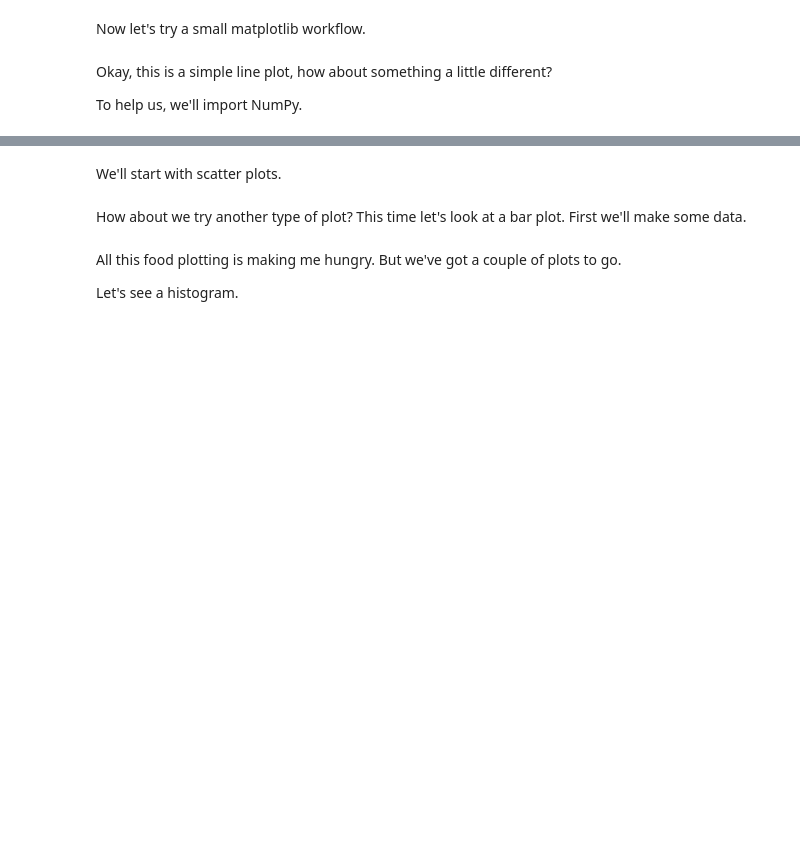
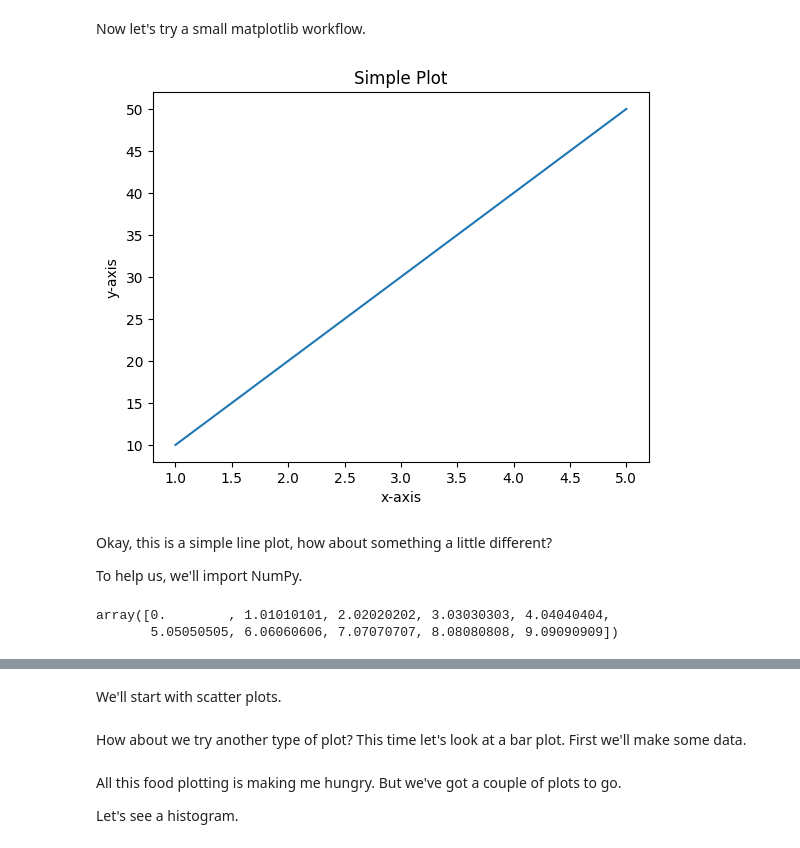
Before and after one commit to suniltadepalli/matplotlib, a Jupyter notebook: matplotlib-exercises.ipynb, the cells around one changed output, grey strips where cells are left out. Drawn from its saved outputs; the diff is of its cells as text; code cells hidden in the pictures; blank space fills up the shorter version.

```diff
--- a/matplotlib-exercises.ipynb
+++ b/matplotlib-exercises.ipynb
@@ -55,21 +63,29 @@ There's another way to create plots with Matplotlib, it's known as the object-or
 Now let's try a small matplotlib workflow.
 # %%
 # Import and get matplotlib ready
-
+import matplotlib.pyplot as plt
+%matplotlib inline
 
 # Prepare data (create two lists of 5 numbers, X & y)
-
+X = [1, 2, 3, 4, 5]
+Y = [10, 20, 30, 40, 50]
 
 # Setup figure and axes using plt.subplots()
+fig, ax = plt.subplots()
 
 
 # Add data (X, y) to axes
-
+ax.plot(X, Y)
 
 # Customize plot by adding a title, xlabel and ylabel
-
+ax.set(title="Simple Plot",
+       xlabel="x-axis",
+       ylabel="y-axis")
 
 # Save the plot to file using fig.savefig()
+fig.savefig("sample-plot.png")
+# %% [output]
+[figure, added]
 # %% [markdown]
 Okay, this is a simple line plot, how about something a little different?
 
@@ -79,4 +96,9 @@ To help us, we'll import NumPy.
 # %%
 # Create an array of 100 evenly spaced numbers between 0 and 100 using NumPy and save it to variable X
+X = np.linspace(0, 100, 100)
+X[:10]
+# %% [output]
+array([0.        , 1.01010101, 2.02020202, 3.03030303, 4.04040404,
+       5.05050505, 6.06060606, 7.07070707, 8.08080808, 9.09090909])
 # %%
 # Create a plot using plt.subplots() and plot X versus X^2 (X squared)
```
Also changed, not shown: parts of 4 cells of this notebook.
